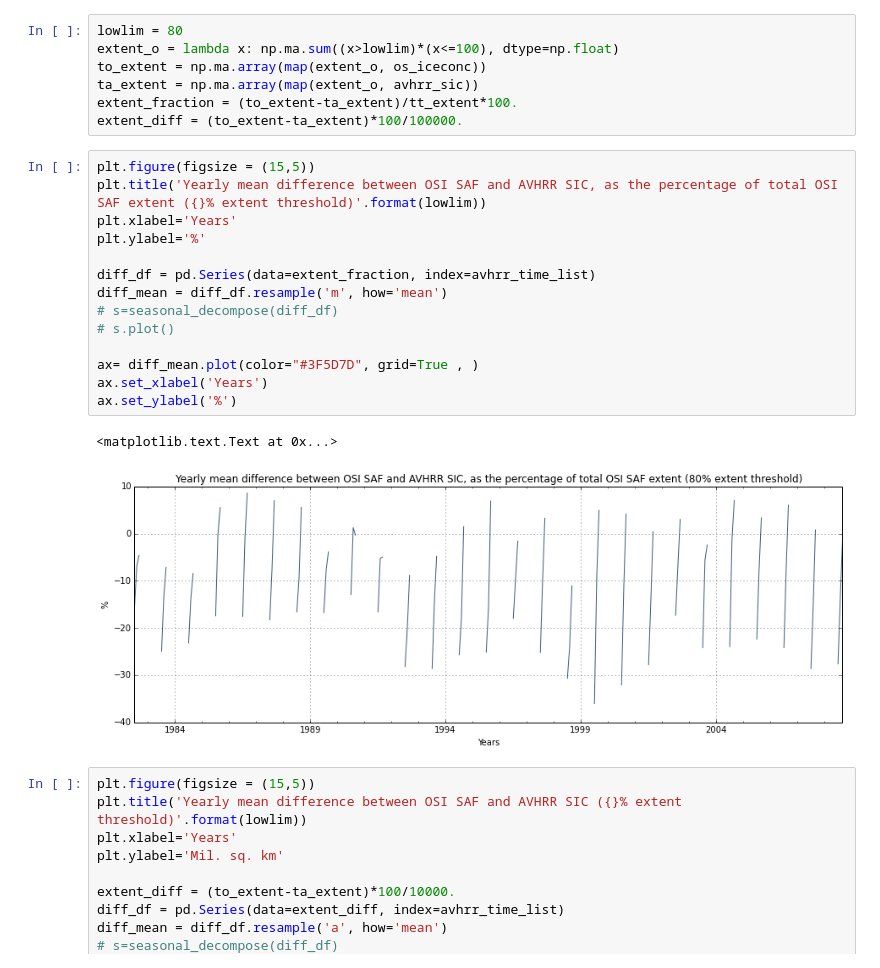
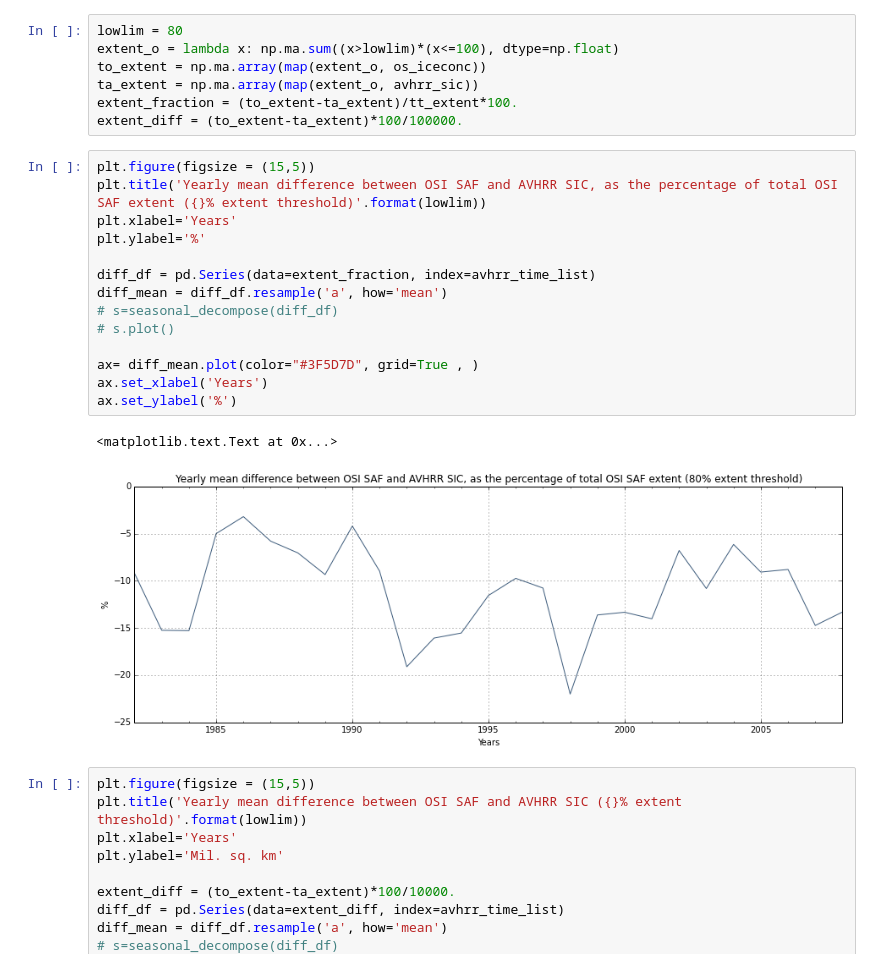
Before and after one commit to metno/icearc-avhrr-sic-old, a Jupyter notebook: notebooks/trend_analysis.ipynb, the cells around one changed output. Cells and saved outputs as stored; diff of their text form.

```diff
--- a/notebooks/trend_analysis.ipynb
+++ b/notebooks/trend_analysis.ipynb
@@ -32,20 +32,20 @@ extent_diff = (to_extent-ta_extent)*100/100000.
 # %%
 plt.figure(figsize = (15,5))
 plt.title('Yearly mean difference between OSI SAF and AVHRR SIC, as the percentage of total OSI SAF extent ({}% extent threshold)'.format(lowlim))
 plt.xlabel='Years'
 plt.ylabel='%'
 
 diff_df = pd.Series(data=extent_fraction, index=avhrr_time_list)
-diff_mean = diff_df.resample('m', how='mean')
+diff_mean = diff_df.resample('a', how='mean')
 # s=seasonal_decompose(diff_df)
 # s.plot()
 
 ax= diff_mean.plot(color="#3F5D7D", grid=True , )
 ax.set_xlabel('Years')
 ax.set_ylabel('%')
 # %% [output]
 <matplotlib.text.Text at 0x...>
-[figure, old version]
+[figure, new version]
 # %%
 plt.figure(figsize = (15,5))
 plt.title('Yearly mean difference between OSI SAF and AVHRR SIC ({}% extent threshold)'.format(lowlim))
```
Also changed, not shown: 4 other files.
